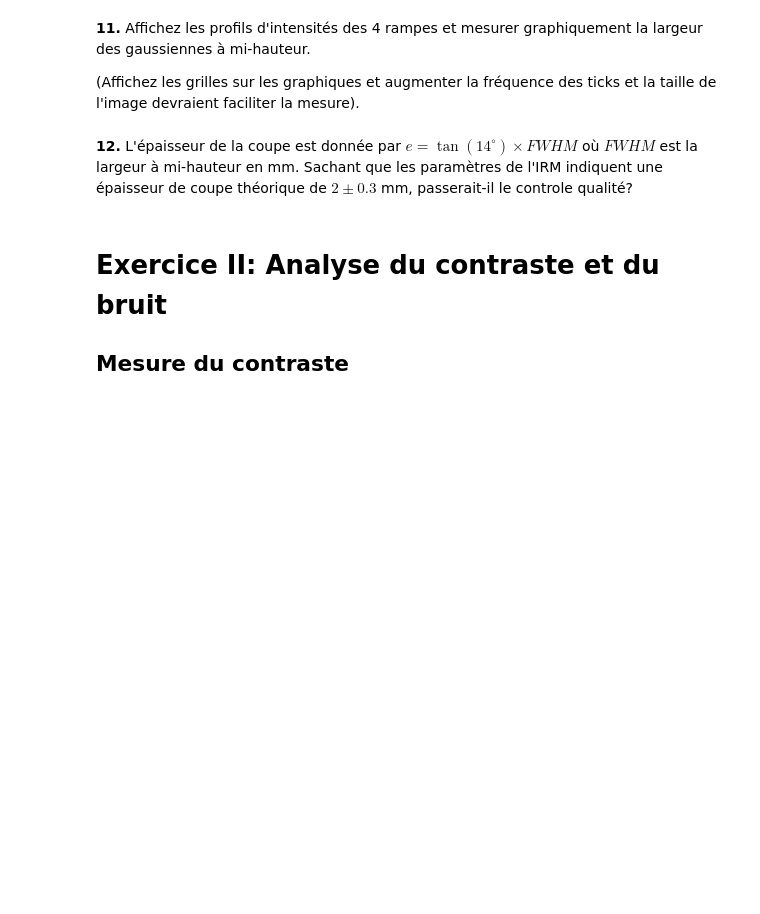
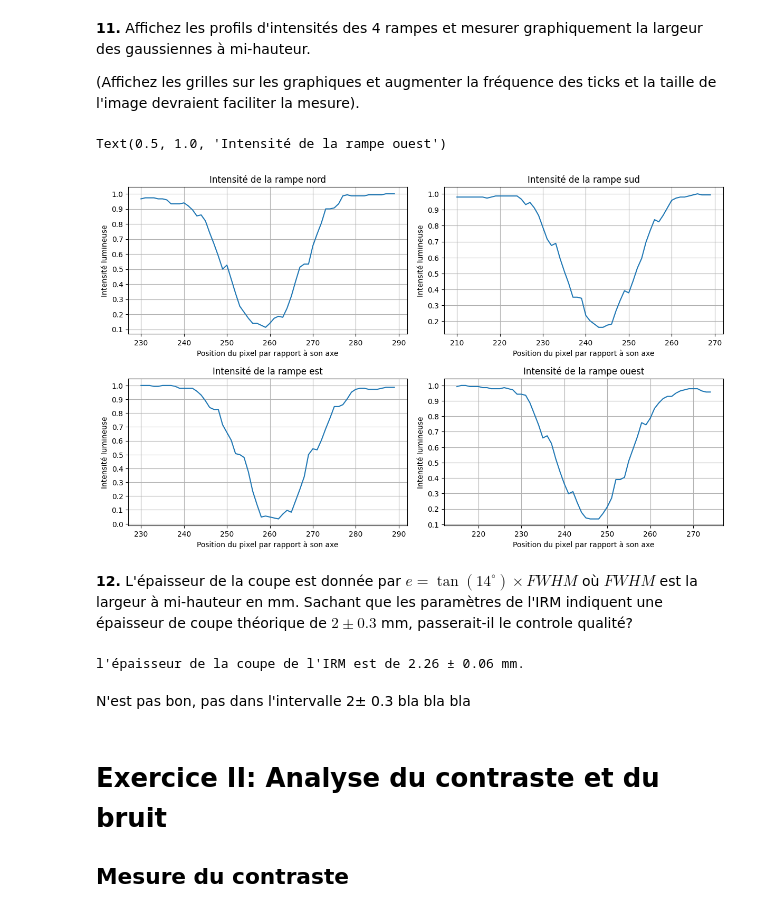
Before and after one commit to lashlone/GBM8770-Programmation, a Jupyter notebook: TP1 Qualité dimage et analyse de signaux 1D-20240912/tp1_seance1.ipynb, the cells around one changed output. Cells and saved outputs as stored; diff of their text form; code cells hidden in the pictures; blank space fills up the shorter version.

```diff
--- a/TP1 Qualité dimage et analyse de signaux 1D-20240912/tp1_seance1.ipynb
+++ b/TP1 Qualité dimage et analyse de signaux 1D-20240912/tp1_seance1.ipynb
@@ -154,5 +167,54 @@ Est-ce cohérent avec votre réponse donnée à la question **9** ?
+# %%
+# Définition des listes
+intensite_pixel_rampe_N = resolution[140, 230:290]
+intensite_pixel_rampe_S = resolution[360, 210:270]
+intensite_pixel_rampe_E = resolution[230:290, 365]
+intensite_pixel_rampe_O = resolution[215:275, 147]
+
+# Normalisation
+intensite_pixel_rampe_N = [value/max(intensite_pixel_rampe_N) for value in intensite_pixel_rampe_N]
+intensite_pixel_rampe_S = [value/max(intensite_pixel_rampe_S) for value in intensite_pixel_rampe_S]
+intensite_pixel_rampe_E = [value/max(intensite_pixel_rampe_E) for value in intensite_pixel_rampe_E]
+intensite_pixel_rampe_O = [value/max(intensite_pixel_rampe_O) for value in intensite_pixel_rampe_O]
+
+fig, axes = plt.subplots(2, 2)
+fig.tight_layout(h_pad=4.0, w_pad=2.0)
+
+for column in axes:
+    for axe in column:
+        axe.set_yticks(np.arange(0.0, 1.1, 0.1));
+        axe.grid(True, which='both')
+        axe.set_ylabel("Intensité lumineuse")
+        axe.set_xlabel("Position du pixel par rapport à son axe")
+
+axes[0, 0].plot(range(230, 290), intensite_pixel_rampe_N)
+axes[0, 0].set_title("Intensité de la rampe nord")
+axes[0, 1].plot(range(210, 270), intensite_pixel_rampe_S)
+axes[0, 1].set_title("Intensité de la rampe sud")
+axes[1, 0].plot(range(230, 290), intensite_pixel_rampe_E)
+axes[1, 0].set_title("Intensité de la rampe est")
+axes[1, 1].plot(range(215, 275), intensite_pixel_rampe_O)
+axes[1, 1].set_title("Intensité de la rampe ouest")
+# %% [output]
+Text(0.5, 1.0, 'Intensité de la rampe ouest')
+[figure, added]
 # %% [markdown]
 **12.** L'épaisseur de la coupe est donnée par $e=\tan(14^\circ) \times FWHM$ où $FWHM$ est la largeur à mi-hauteur en mm. Sachant que les paramètres de l'IRM indiquent une épaisseur de coupe théorique de $2\pm0.3$ mm, passerait-il le controle qualité?
+# %%
+# Lecture graphique x conversion en mm
+largeur_nord = (267 - 250 + 1) * pixel_IRM
+largeur_sud = (252 - 235 + 1) * pixel_IRM
+largeur_est = (269 - 253 + 1) * pixel_IRM
+largeur_ouest = (255 - 238 + 1) * pixel_IRM
+
+largeurs = np.array([largeur_nord, largeur_sud, largeur_est, largeur_ouest])
+epaisseur_moyenne = np.tan(14 * np.pi/180) * np.mean(largeurs)
+erreur_standard_epaisseur = np.tan(14 * np.pi/180) * np.std(largeurs)
+print(f"l'épaisseur de la coupe de l'IRM est de {epaisseur_moyenne:.2f} ± {erreur_standard_epaisseur:.2f} mm.")
+# %% [output]
+l'épaisseur de la coupe de l'IRM est de 2.26 ± 0.06 mm.
+# %% [markdown]
+N'est pas bon, pas dans l'intervalle 2± 0.3 bla bla bla
 # %% [markdown]
 # Exercice II: Analyse du contraste et du bruit
 ## Mesure du contraste
```
Also changed, not shown: parts of 10 cells of this notebook.
